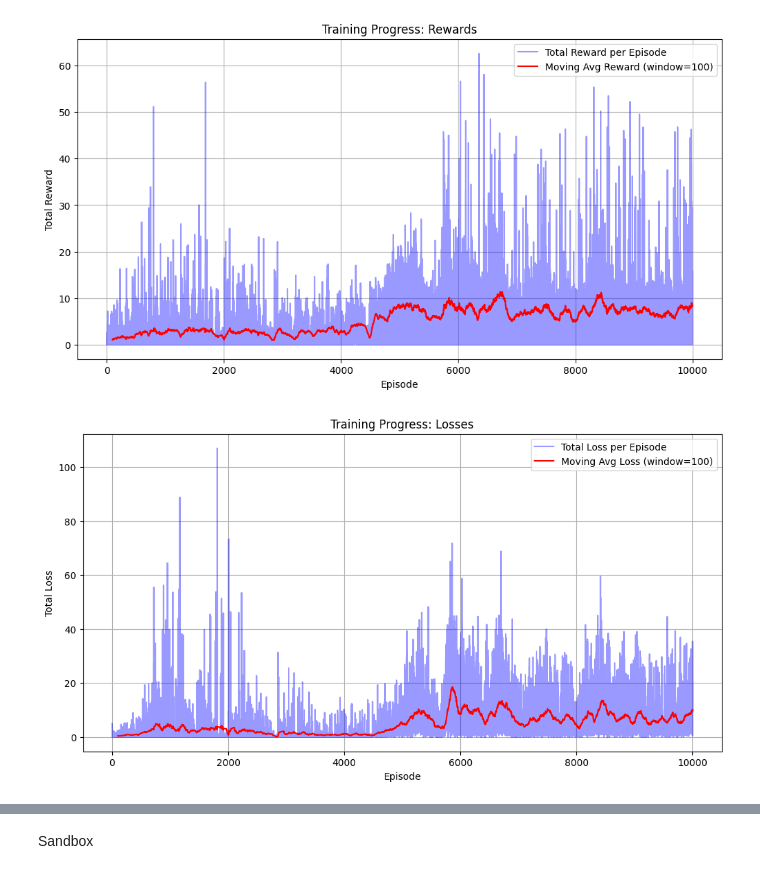
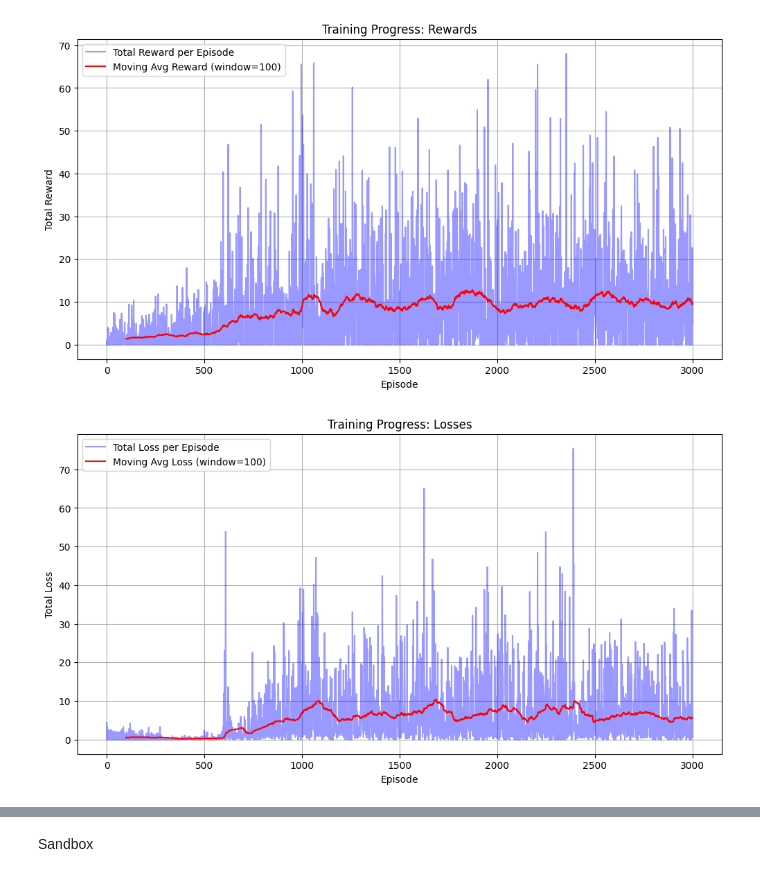
Before and after one commit to ostapenkovs/orcs-4529-rl, a Jupyter notebook: notebooks/2_testing.ipynb, the cells around one changed output, grey strips where cells are left out. Saved outputs shown, nothing was run; the diff lists cells and outputs as text; code cells hidden in the pictures.

```diff
--- a/notebooks/2_testing.ipynb
+++ b/notebooks/2_testing.ipynb
@@ -33,9 +32,9 @@ env = Environment(
 )
 
 agent = Agent(
-    env=env, obssize=4, actsize=2, hidden_dim=128, depth=3, lr=0.001, buffer_size=10000, batch_size=64,
+    env=env, hidden_dim=128, depth=3, lr=0.001, buffer_size=10000, batch_size=64,
     buffer_interval=8, model_interval=50, gamma=0.99, eps=0.99, eps_decay=0.995, eps_min=0.01
 )
 
-losses, rewards = agent.train(nepisode=10000, notebook=True)
+losses, rewards = agent.train(nepisode=3000, notebook=True)
 # %% [output]
@@ -59,5 +58,5 @@ Episode 9951/10000: Total Reward = 0.00, Loss = 9.3599, Eps = 0.0100
-[figure, old version]
+[figure, new version]
-[figure, old version]
+[figure, new version]
 # %%
 get_mc_price(prices=env.prices, t1=t1, t2=t2, h=put, k=k, r=r)
 # %% [output]
```
Also changed, not shown: parts of 6 cells of this notebook, 1 other file.
